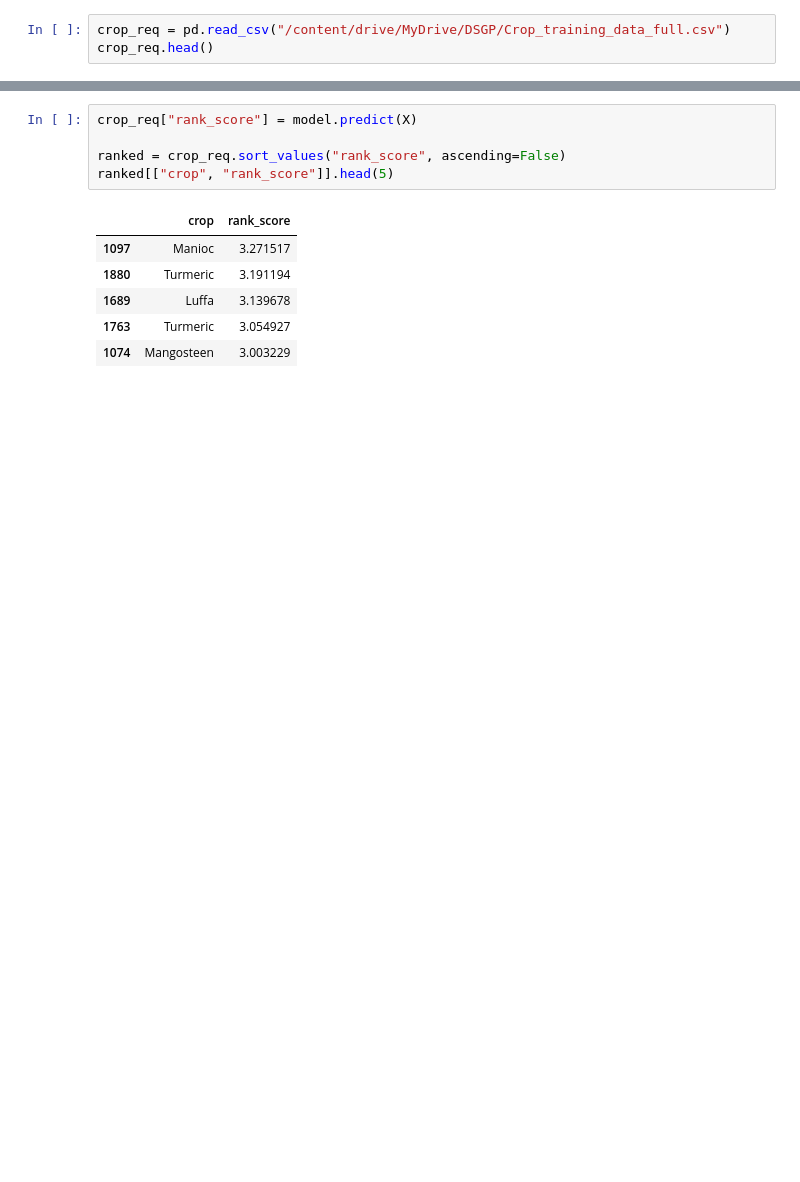
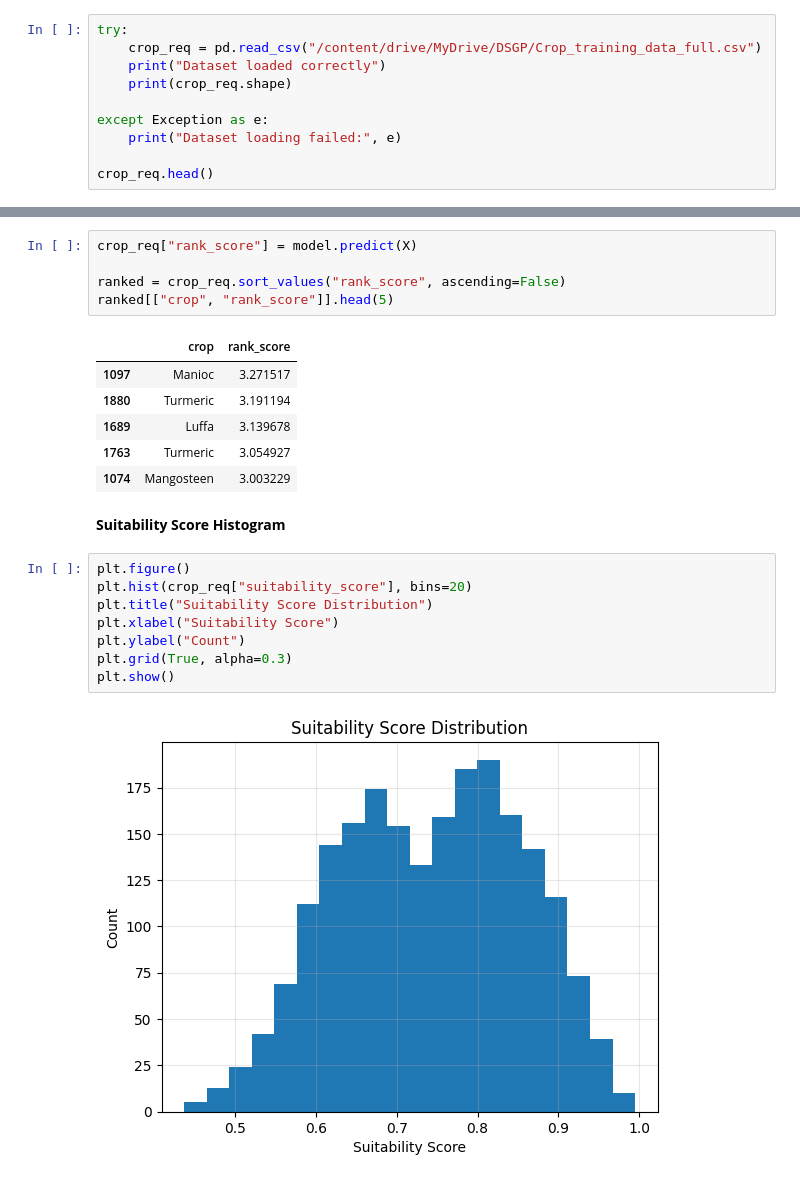
Before and after one commit to isumakm/Weather-Prediction-and-Crop-Recommendation-System-, a Jupyter notebook: Multi_Crop_Ranking.ipynb, the cells around one changed output, grey strips where cells are left out. Cells and saved outputs as stored; diff of their text form; blank space fills up the shorter version.

Commit message:
added some plots

```diff
--- a/Multi_Crop_Ranking.ipynb
+++ b/Multi_Crop_Ranking.ipynb
@@ -18,6 +21,13 @@ Requirement already satisfied: scipy in /usr/local/lib/python3.12/dist-packages
 # %% [markdown]
 **Load Data**
 # %%
-crop_req = pd.read_csv("/content/drive/MyDrive/DSGP/Crop_training_data_full.csv")
+try:
+    crop_req = pd.read_csv("/content/drive/MyDrive/DSGP/Crop_training_data_full.csv")
+    print("Dataset loaded correctly")
+    print(crop_req.shape)
+
+except Exception as e:
+    print("Dataset loading failed:", e)
+
 crop_req.head()
 # %% [output]
@@ -105,3 +117,15 @@ ranked[["crop", "rank_score"]].head(5)
 | 1689 | Luffa | 3.139678 |
 | 1763 | Turmeric | 3.054927 |
 | 1074 | Mangosteen | 3.003229 |
+# %% [markdown]
+**Suitability Score Histogram**
+# %%
+plt.figure()
+plt.hist(crop_req["suitability_score"], bins=20)
+plt.title("Suitability Score Distribution")
+plt.xlabel("Suitability Score")
+plt.ylabel("Count")
+plt.grid(True, alpha=0.3)
+plt.show()
+# %% [output]
+[figure, added]
```
Also changed, not shown: parts of 16 cells of this notebook.
